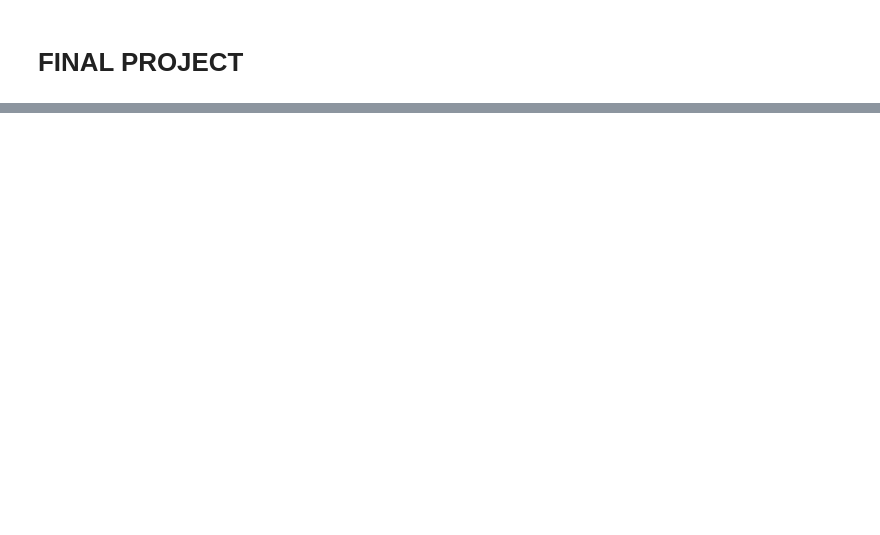
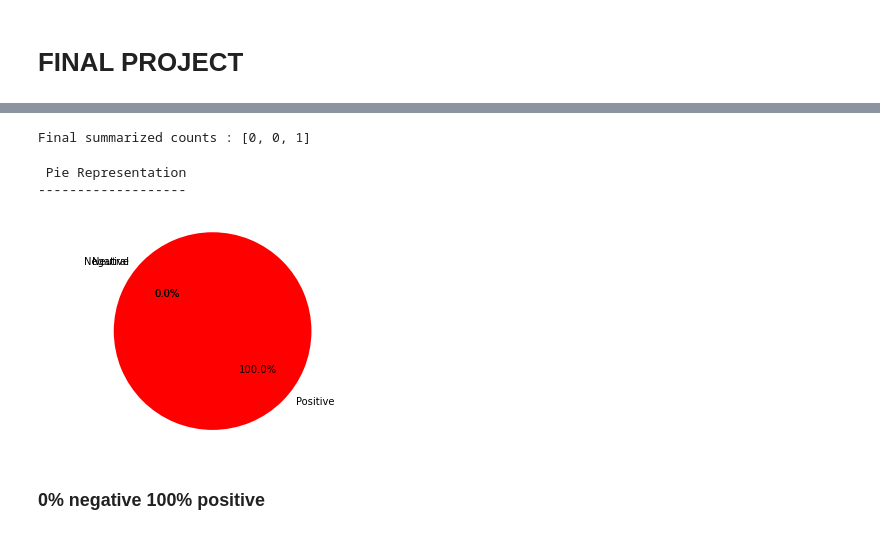
Before and after one commit to DolsyArora/my-work, a Jupyter notebook: project.ipynb, the cells around one changed output, grey strips where cells are left out. Saved outputs shown, nothing was run; the diff lists cells and outputs as text; code cells hidden in the pictures; blank space fills up the shorter version.

Commit message:
Sentiment Analysis
Me starting with Natrul language Processing

```diff
--- a/project.ipynb
+++ b/project.ipynb
@@ -527,0 +41,3 @@ r2_score(y_test, test_preds)
+# %%
+# converting it into a DataFrame
+df = pd.DataFrame(data)
@@ -527,0 +706,14 @@ r2_score(y_test, test_preds)
+# %%
+ #Summarizing Sentiment
+
+#Categorize Polarity into Positive, Neutral or Negative
+from textblob import TextBlob
+
+print('{:40} : {:10} : {:10}'.format("Review", "Polarity", "Subjectivity") )
+
+for review in df["review_clean_lemmatized"]:
+    #Find sentiment of a review
+    sentiment = TextBlob(review)
+    #Print individual sentiments
+    print('{:40} :   {: 01.2f}    :   {:01.2f}'.format(review[:40]\
+                , sentiment.polarity, sentiment.subjectivity) )
@@ -527,0 +738,36 @@ r2_score(y_test, test_preds)
+# %%
+labels = ["Negative", "Neutral", "Positive"]
+#Initialize count array
+values =[0,0,0]
+# %%
+#Categorize each review
+for review in df["review_clean_lemmatized"]:
+    sentiment = TextBlob(review)
+
+#Custom formula to convert polarity
+# 0 = (Negative) 1 = (Neutral) 2=(Positive)
+polarity = round(( sentiment.polarity + 1 ) * 3 ) % 3
+
+#add the summary array
+values[polarity] = values[polarity] + 1
+
+print("Final summarized counts :", values)
+# %% [output]
+Final summarized counts : [0, 0, 1]
+# %%
+import matplotlib.pyplot as plt
+#Set colors by label
+colors=["Green","Blue","Red"]
+
+print("\n Pie Representation \n-------------------")
+#Plot a pie chart
+plt.pie(values, labels=labels, colors=colors, \
+        autopct='%1.1f%%', startangle=140)
+plt.axis('equal')
+plt.show()
+# %% [output]
+ Pie Representation
+-------------------
+[figure, added]
+# %% [markdown]
+### 0% negative 100% positive
```
Also changed, not shown: parts of 140 cells of this notebook.
